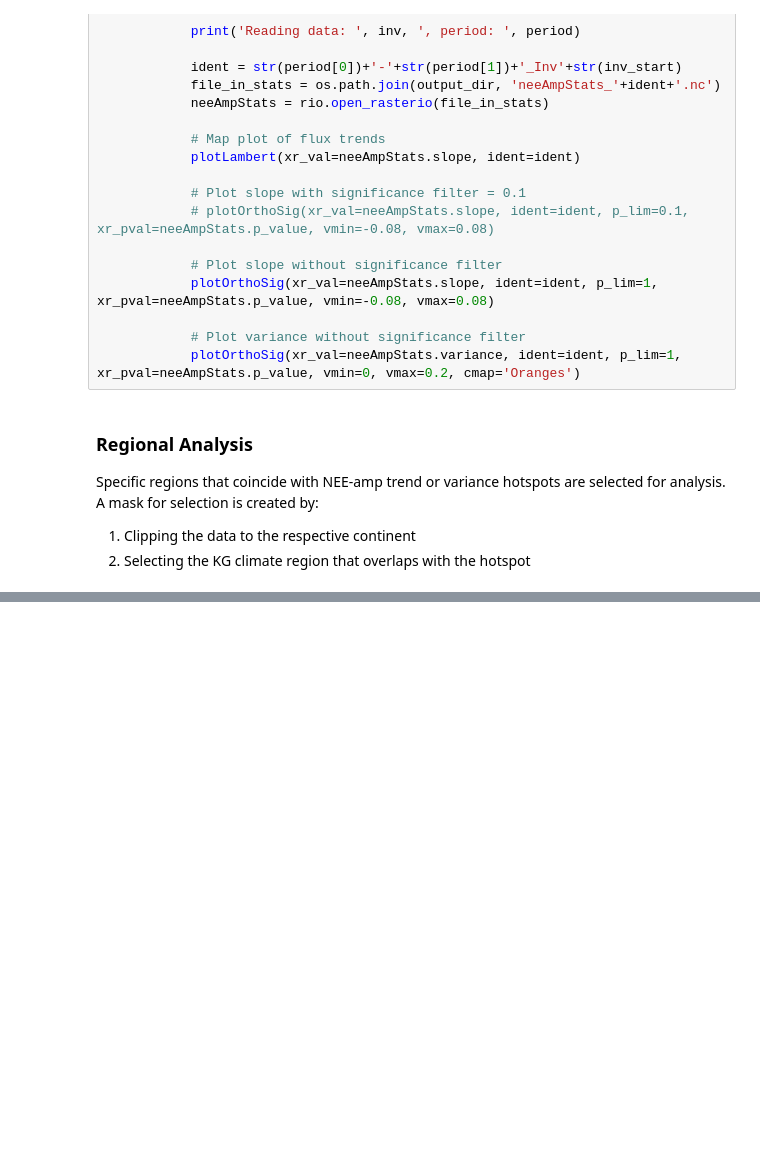
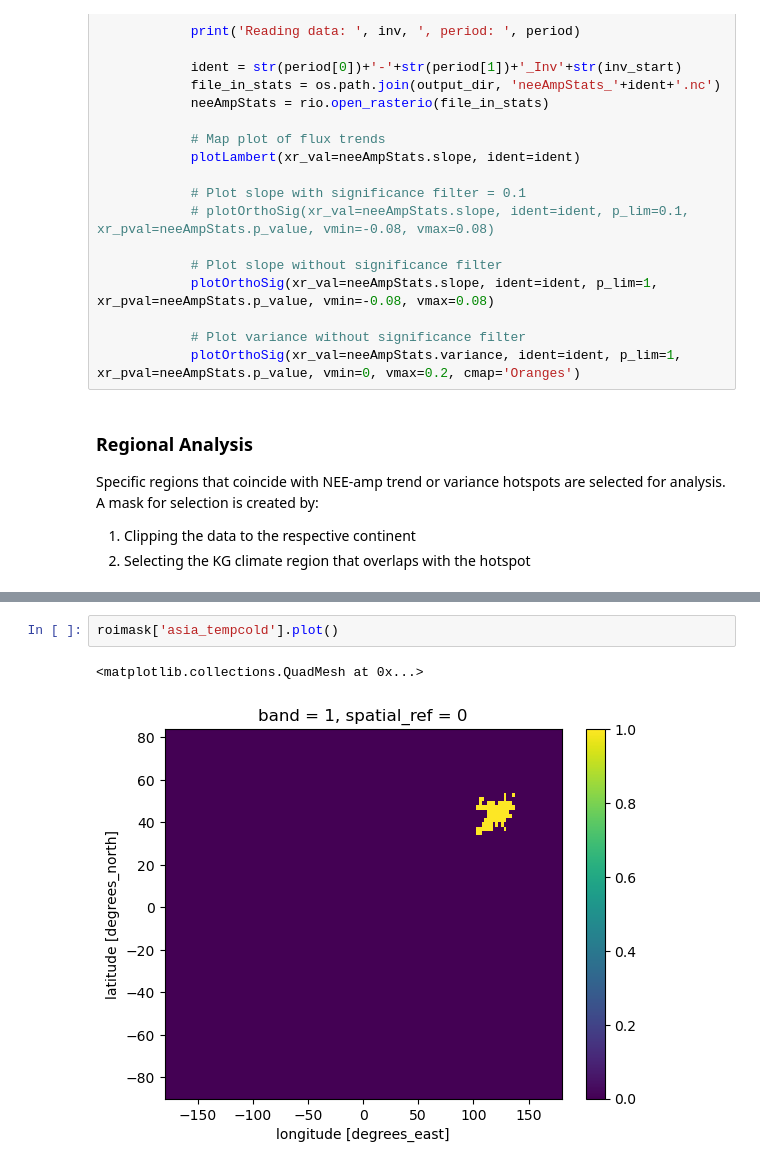
Before and after one commit to femoyano/northern-land-cover, a Jupyter notebook: 5_co2_analysis.ipynb, the cells around one changed output, grey strips where cells are left out. Saved outputs shown, nothing was run; the diff lists cells and outputs as text; blank space fills up the shorter version.

```diff
--- a/5_co2_analysis.ipynb
+++ b/5_co2_analysis.ipynb
@@ -105,0 +128,5 @@ geom_northamer_tempcold = sh.geometry.box(-130, 40. -50, 60)
+# %%
+roimask['asia_tempcold'].plot()
+# %% [output]
+<matplotlib.collections.QuadMesh at 0x...>
+[figure, added]
```
Also changed, not shown: parts of 8 cells of this notebook, 1 other file.
